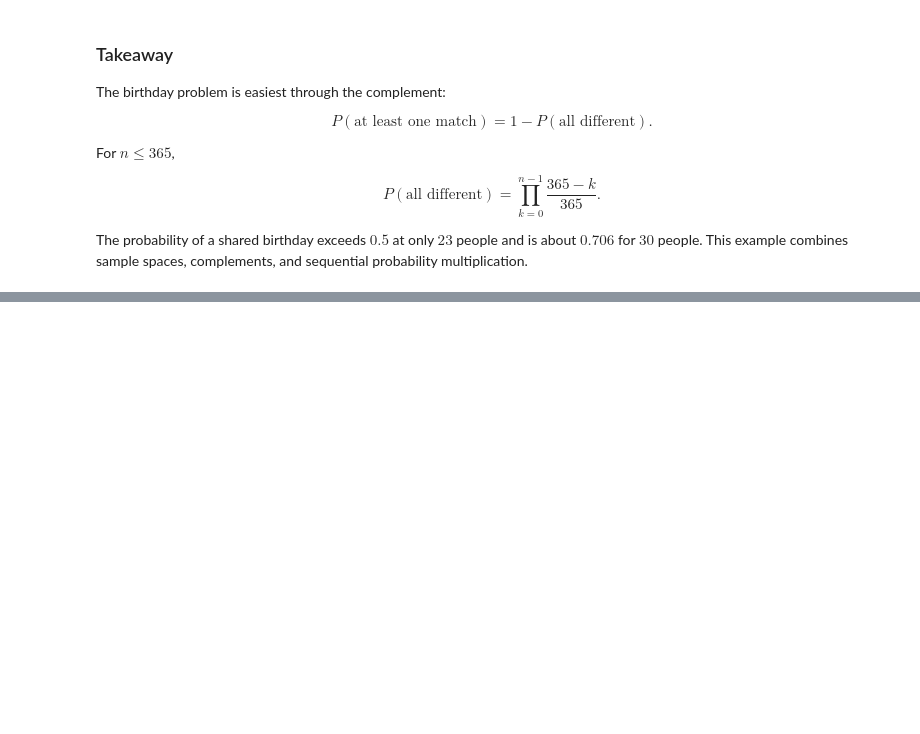
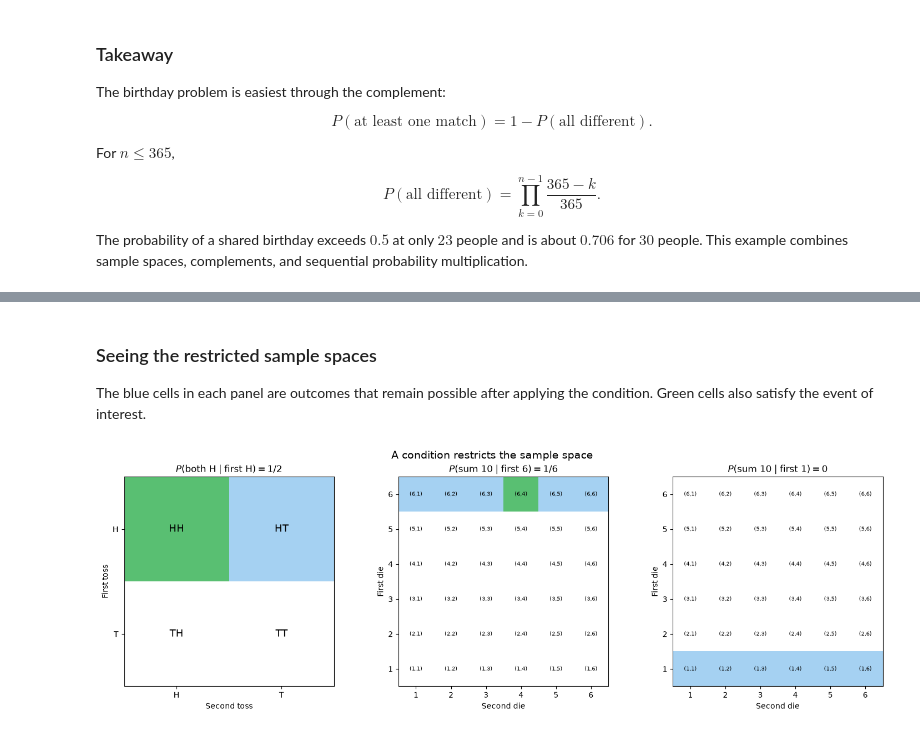
Before and after one commit to majorgilles/mathematics-for-machine-learning-and-data-science, a Jupyter notebook: weeks/c3_w1/01_probability_and_probability_distributions.ipynb, the cells around one changed output, grey strips where cells are left out. Cells and saved outputs as stored; diff of their text form; code cells hidden in the pictures; blank space fills up the shorter version.

```diff
--- a/weeks/c3_w1/01_probability_and_probability_distributions.ipynb
+++ b/weeks/c3_w1/01_probability_and_probability_distributions.ipynb
@@ -1484,0 +1640,64 @@ The probability of a shared birthday exceeds $0.5$ at only $23$ people and is ab
+# %% [markdown]
+### Seeing the restricted sample spaces
+
+The blue cells in each panel are outcomes that remain possible after applying the condition. Green cells also satisfy the event of interest.
+# %%
+fig, axes = plt.subplots(1, 3, figsize=(15, 4.8))
+
+coin_grid: np.ndarray = np.ones((2, 2, 3))
+coin_grid[0, :] = np.array([0.65, 0.82, 0.95])
+coin_grid[0, 0] = np.array([0.35, 0.75, 0.45])
+axes[0].imshow(coin_grid)
+coin_labels: list[list[str]] = [["HH", "HT"], ["TH", "TT"]]
+for row in range(2):
+    for column in range(2):
+        axes[0].text(column, row, coin_labels[row][column], ha="center", va="center",
+                     fontsize=13)
+axes[0].set(
+    title="$P(\mathrm{both\ H}\mid\mathrm{first\ H})=1/2$",
+    xlabel="Second toss",
+    ylabel="First toss",
+    xticks=[0, 1],
+    yticks=[0, 1],
+    xticklabels=["H", "T"],
+    yticklabels=["H", "T"],
+)
+
+for panel_index, conditioned_first_die in enumerate([6, 1], start=1):
+    dice_condition_grid: np.ndarray = np.ones((6, 6, 3))
+    dice_condition_grid[conditioned_first_die - 1, :] = np.array([0.65, 0.82, 0.95])
+    for second_die in range(1, 7):
+        if conditioned_first_die + second_die == 10:
+            dice_condition_grid[conditioned_first_die - 1, second_die - 1] = np.array(
+                [0.35, 0.75, 0.45]
+            )
+    axes[panel_index].imshow(dice_condition_grid, origin="lower")
+    for first_die in range(1, 7):
+        for second_die in range(1, 7):
+            axes[panel_index].text(
+                second_die - 1,
+                first_die - 1,
+                f"({first_die},{second_die})",
+                ha="center",
+                va="center",
+                fontsize=7,
+            )
+    conditional_value: str = "1/6" if conditioned_first_die == 6 else "0"
+    axes[panel_index].set(
+        title=(
+            "$P(\mathrm{sum\ 10}\mid"
+            f"\mathrm{{first\ {conditioned_first_die}}})={conditional_value}$"
+        ),
+        xlabel="Second die",
+        ylabel="First die",
+        xticks=np.arange(6),
+        yticks=np.arange(6),
+        xticklabels=np.arange(1, 7),
+        yticklabels=np.arange(1, 7),
+    )
+
+fig.suptitle("A condition restricts the sample space", fontsize=14)
+fig.tight_layout()
+plt.show()
+# %% [output]
+[figure, added]
```
Also changed, not shown: parts of 8 cells of this notebook.
